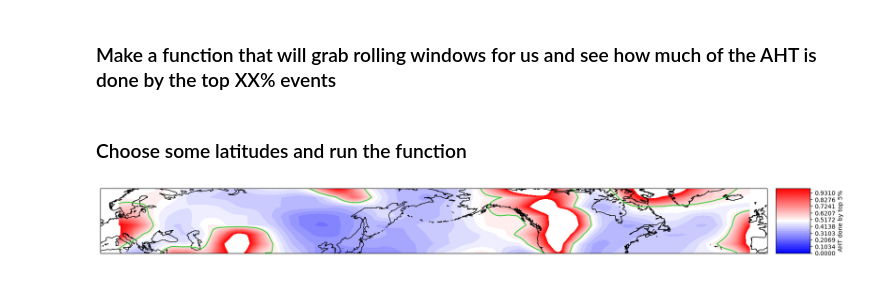
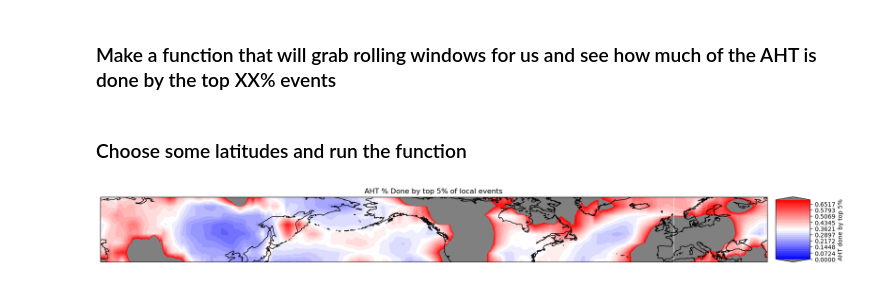
Before and after one commit to tylersc/ERA5_aht, a Jupyter notebook: Local_eddy_aht_distributions.ipynb, the cells around one changed output. Cells and saved outputs as stored; diff of their text form; code cells hidden in the pictures.

Commit message:
Updating plots

```diff
--- a/Local_eddy_aht_distributions.ipynb
+++ b/Local_eddy_aht_distributions.ipynb
@@ -218,6 +226,28 @@ def get_extremes_rolling_window(which_lat):
         extreme_ratio[i] = np.sum(rolling_window_top_5_perc) / np.sum(rolling_sorted)
 
     return extreme_ratio
+# %%
+def get_extremes(which_lat, ndjf=True):
+
+    if ndjf == True:
+        eddy_local = era_fncts.get_ndjf_data(local_aht_dict[which_lat])
+    else:
+        eddy_local = local_aht_dict[which_lat]
+
+    extreme_ratio = np.zeros(720)
+
+    for i in range(720):
+        data_sorted = np.sort(eddy_local[:,i])
+        data_top_5_perc = data_sorted[int(0.95 * len(data_sorted)):]
+
+        extreme_ratio[i] = np.sum(data_top_5_perc) / np.sum(data_sorted)
+
+        if np.mean(data_sorted) < 0:
+            extreme_ratio[i] = 10
+        else:
+            pass
+
+    return extreme_ratio
 # %% [markdown]
 ### Choose some latitudes and run the function
 # %%
@@ -226,30 +256,37 @@ test_lats = [35, 40, 45, 50, 55, 60, 65, 70]
 extreme_ratios = np.zeros((len(test_lats), 720))
 for i in range(len(test_lats)):
     one_lat = test_lats[i]
-    extreme_ratios[i,:] = get_extremes_rolling_window(one_lat)
+    #extreme_ratios[i,:] = get_extremes_rolling_window(one_lat)
+    extreme_ratios[i,:] = get_extremes(one_lat)
 # %%
 fig=plt.figure(figsize=(20,30))
 
-ax = plt.axes(projection=ccrs.PlateCarree(central_longitude=180))
+ax = plt.axes(projection=ccrs.PlateCarree(central_longitude=-130))
 ax.coastlines()
 
-contf = ax.contourf(lons, test_lats, extreme_ratios, levels=np.linspace(0, 1, 30), cmap='bwr', transform=ccrs.PlateCarree())
-ax.contour(lons, test_lats, extreme_ratios, levels=[0.55], colors='limegreen', transform=ccrs.PlateCarree())
+contf = ax.contourf(lons, test_lats, extreme_ratios, levels=np.linspace(0, .7, 30), cmap='bwr', transform=ccrs.PlateCarree(), extend='both')
+
+contf.cmap.set_over('grey')
+#contf.cmap.set_under('grey')
+contf.changed()
+
+#ax.contour(lons, test_lats, extreme_ratios, levels=[0.55], colors='limegreen', transform=ccrs.PlateCarree())
 
 #get size and extent of axes:
 axpos = ax.get_position()
 pos_x = axpos.x0+axpos.width + 0.01# + 0.25*axpos.width
 pos_y = axpos.y0
 cax_width = 0.04
 cax_height = axpos.height
 #create new axes where the colorbar should go.
 #it should be next to the original axes and have the same height!
 pos_cax = fig.add_axes([pos_x,pos_y,cax_width,cax_height])
 
 
 plt.colorbar(contf, cax=pos_cax, label='AHT done by top 5%')
 
+ax.set_title('AHT % Done by top 5% of local events')
 #plt.savefig('figures/3_15_22_meeting/eddy_aht_top_5_perc_local_percent')
 plt.show()
 # %% [output]
-[figure, old version]
+[figure, new version]
```
Also changed, not shown: parts of 3 cells of this notebook, 2 other files.
